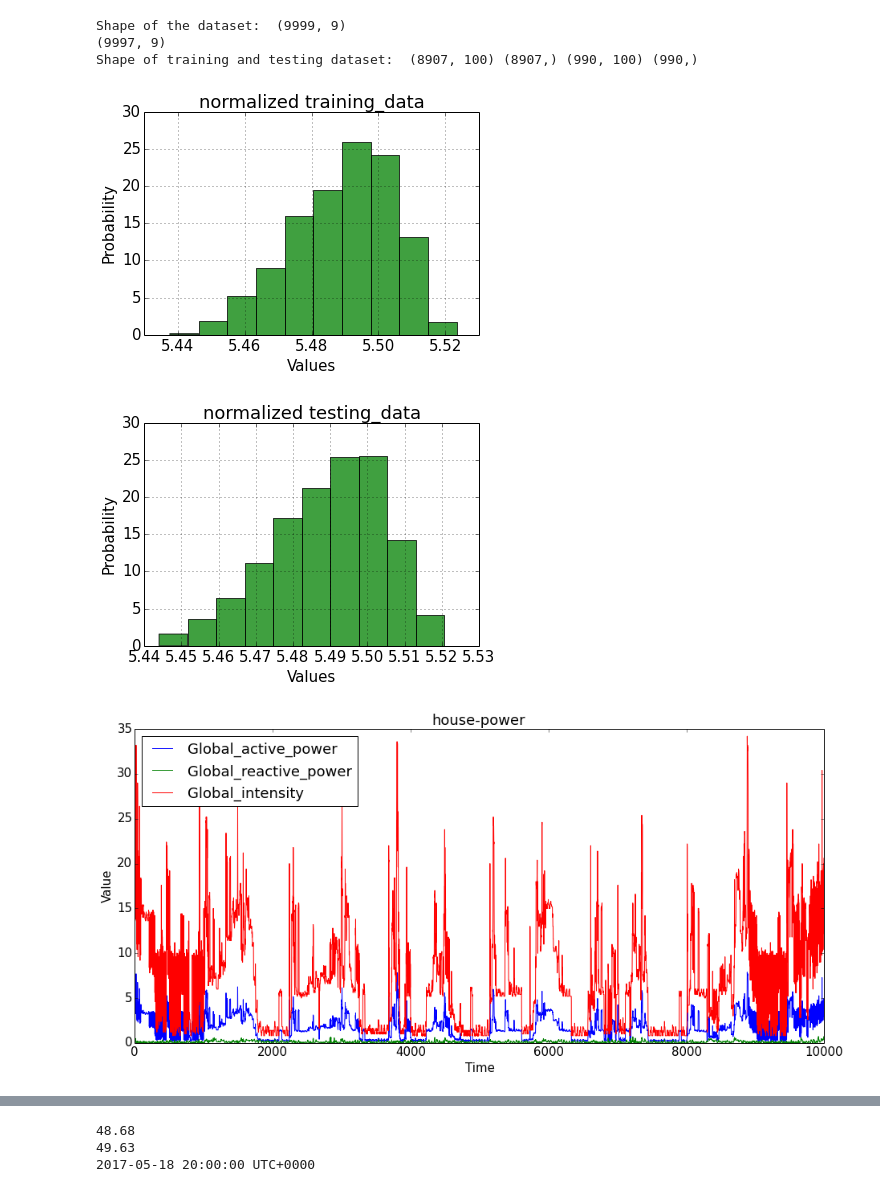
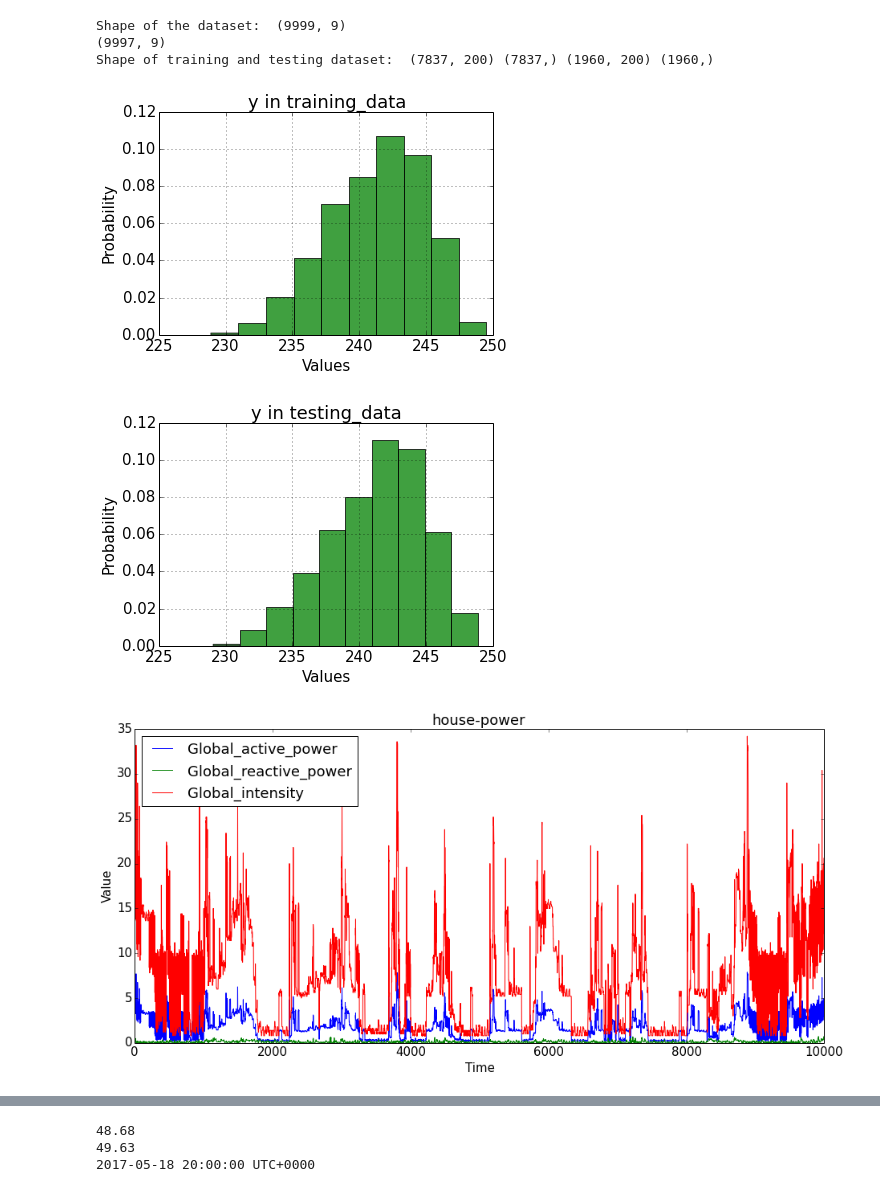
Before and after one commit to weilai0980/tsRNN, a Jupyter notebook: data_prep_offline.ipynb, the cells around one changed output, grey strips where cells are left out. Drawn from its saved outputs; the diff is of its cells as text; code cells hidden in the pictures.

```diff
--- a/data_prep_offline.ipynb
+++ b/data_prep_offline.ipynb
@@ -274,43 +200,40 @@ tmpcol = [ 'Global_active_power', 'Global_reactive_power', 'Voltage', 'Global_in
           'Sub_metering_1', 'Sub_metering_2', 'Sub_metering_3' ]
 
 for i in tmpcol:
     dta_df[i] = dta_df[i].astype(float)
 
 # ----------------------------
 
 
-x_all, y_all = instance_extraction( list(dta_df['Voltage']), 100 )
+x_all, y_all = instance_extraction( list(dta_df['Voltage']), 200 )
 x_train, x_test, y_train, y_test = train_test_split( x_all, y_all, \
-                                                        test_size=0.1, random_state=20)
+                                                        test_size=0.2, random_state=20)
 
 print 'Shape of training and testing dataset: ', np.shape(x_train), np.shape(y_train),\
 np.shape(x_test), np.shape(y_test)
 
-# y normalize
-y_train = y_normalization(y_train)
-y_test = y_normalization(y_test)
 
 # visualization
-y_distribution_plot( y_train, 'normalized y in training_data' )
-y_distribution_plot( y_test,  'normalized y in testing_data' )
+y_distribution_plot( y_train, 'y in training_data' )
+y_distribution_plot( y_test,  'y in testing_data' )
 
 # tmpdf = dta_df.drop(['Date', 'Time', 'Voltage'], axis=1)
 # multivariate_ts_plot( tmpdf, 'house-power' )
 
 multivariate_ts_plot( dta_df[ ['Global_active_power', 'Global_reactive_power',\
                                'Global_intensity'] ],\
                      'house-power' )
 
 multivariate_ts_plot( dta_df[ ['Voltage'] ], 'house-power' )
 
 multivariate_ts_plot( dta_df[ ['Sub_metering_1', 'Sub_metering_2', 'Sub_metering_3'] ], \
                      'house-power' )
 # %% [output]
 Shape of the dataset:  (9999, 9)
 (9997, 9)
-Shape of training and testing dataset:  (8907, 100) (8907,) (990, 100) (990,)
+Shape of training and testing dataset:  (7837, 200) (7837,) (1960, 200) (1960,)
-[figure, old version]
+[figure, new version]
-[figure, old version]
+[figure, new version]
 [figure]
 [figure]
 [figure]
```
Also changed, not shown: parts of 3 cells of this notebook, 6 other files.
